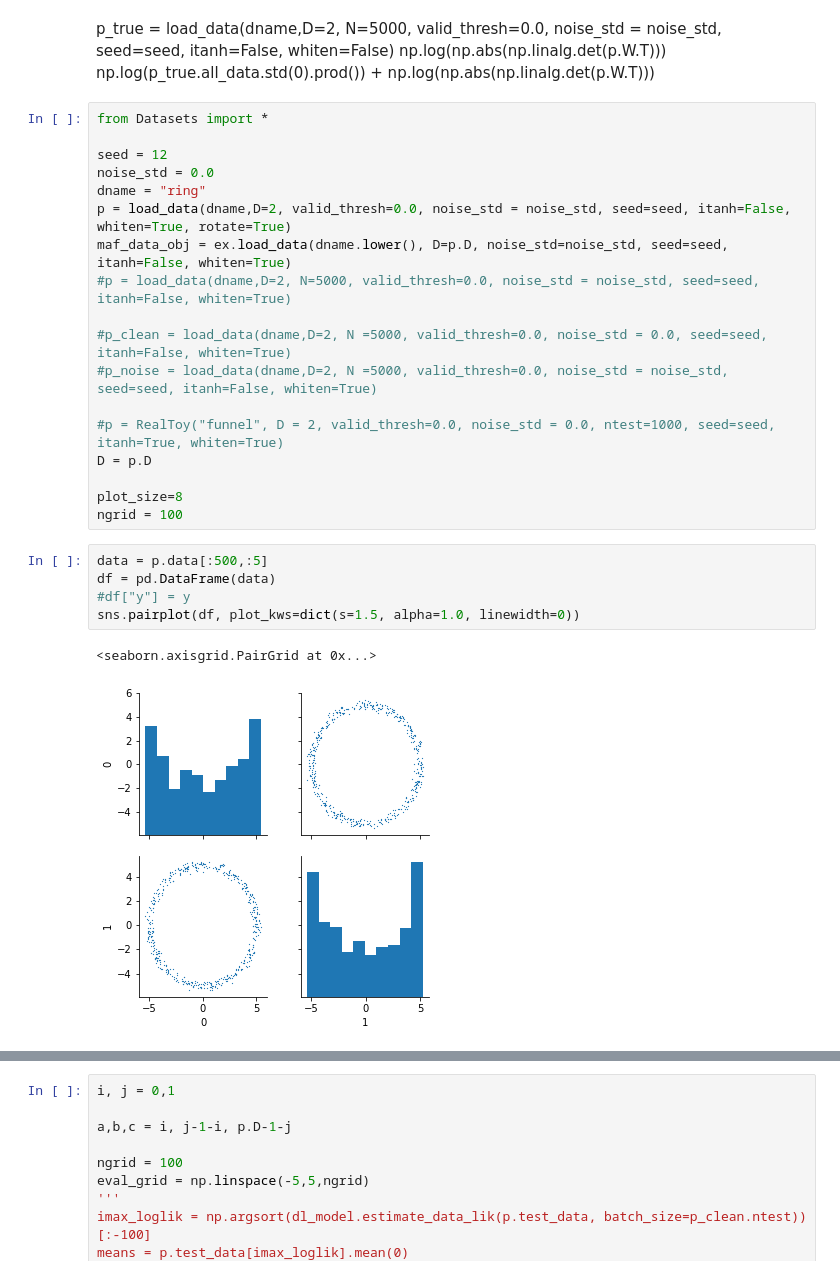
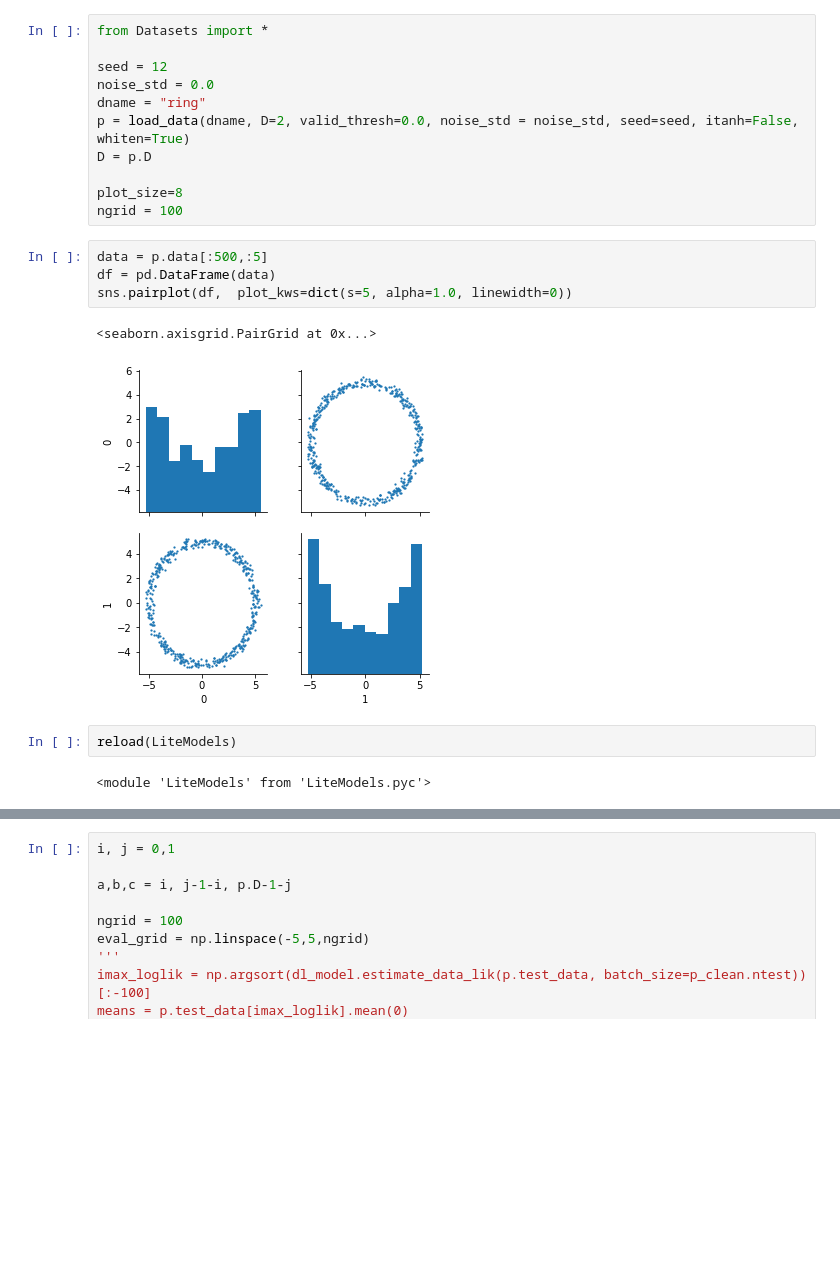
Before and after one commit to kevin-w-li/deep-kexpfam, a Jupyter notebook: training_demo.ipynb, the cells around one changed output, grey strips where cells are left out. Saved outputs shown, nothing was run; the diff lists cells and outputs as text; blank space fills up the shorter version.

```diff
--- a/training_demo.ipynb
+++ b/training_demo.ipynb
@@ -20,34 +16,26 @@ from maf import experiments as ex
 from Utils import get_grid
 
 %matplotlib inline
-# %% [markdown]
-p_true = load_data(dname,D=2,  N=5000, valid_thresh=0.0, noise_std = noise_std, seed=seed, itanh=False, whiten=False)
-np.log(np.abs(np.linalg.det(p.W.T)))
-np.log(p_true.all_data.std(0).prod()) + np.log(np.abs(np.linalg.det(p.W.T)))
-# %%
-from Datasets import *
-
-seed = 12
-noise_std = 0.0
-dname = "ring"
-p = load_data(dname,D=2, valid_thresh=0.0, noise_std = noise_std, seed=seed, itanh=False, whiten=True, rotate=True)
-maf_data_obj = ex.load_data(dname.lower(), D=p.D, noise_std=noise_std, seed=seed, itanh=False, whiten=True)
-#p = load_data(dname,D=2, N=5000, valid_thresh=0.0, noise_std = noise_std, seed=seed, itanh=False, whiten=True)
-
-#p_clean = load_data(dname,D=2, N =5000, valid_thresh=0.0, noise_std = 0.0, seed=seed, itanh=False, whiten=True)
-#p_noise = load_data(dname,D=2, N =5000, valid_thresh=0.0, noise_std = noise_std, seed=seed, itanh=False, whiten=True)
-
-#p = RealToy("funnel", D = 2, valid_thresh=0.0, noise_std = 0.0, ntest=1000, seed=seed, itanh=True, whiten=True)
-D = p.D
-
-plot_size=8
-ngrid = 100
+# %%
+from Datasets import *
+
+seed = 12
+noise_std = 0.0
+dname = "ring"
+p = load_data(dname, D=2, valid_thresh=0.0, noise_std = noise_std, seed=seed, itanh=False, whiten=True)
+D = p.D
+
+plot_size=8
+ngrid = 100
 # %%
 data = p.data[:500,:5]
 df = pd.DataFrame(data)
-#df["y"] = y
-sns.pairplot(df, plot_kws=dict(s=1.5, alpha=1.0, linewidth=0))
+sns.pairplot(df,  plot_kws=dict(s=5, alpha=1.0, linewidth=0))
 # %% [output]
 <seaborn.axisgrid.PairGrid at 0x...>
-[figure, old version]
+[figure, new version]
+# %%
+reload(LiteModels)
+# %% [output]
+<module 'LiteModels' from 'LiteModels.pyc'>
 # %%
```
Also changed, not shown: parts of 25 cells of this notebook, 50 other files.
